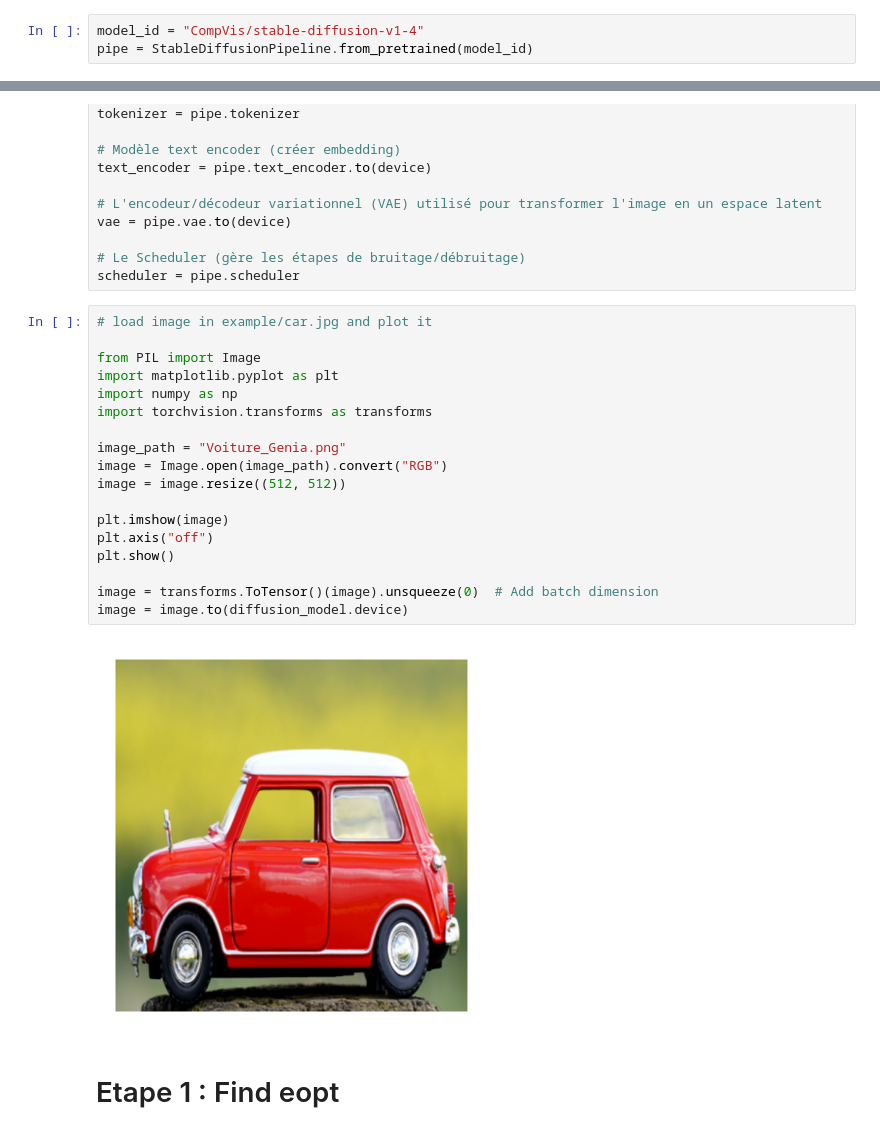
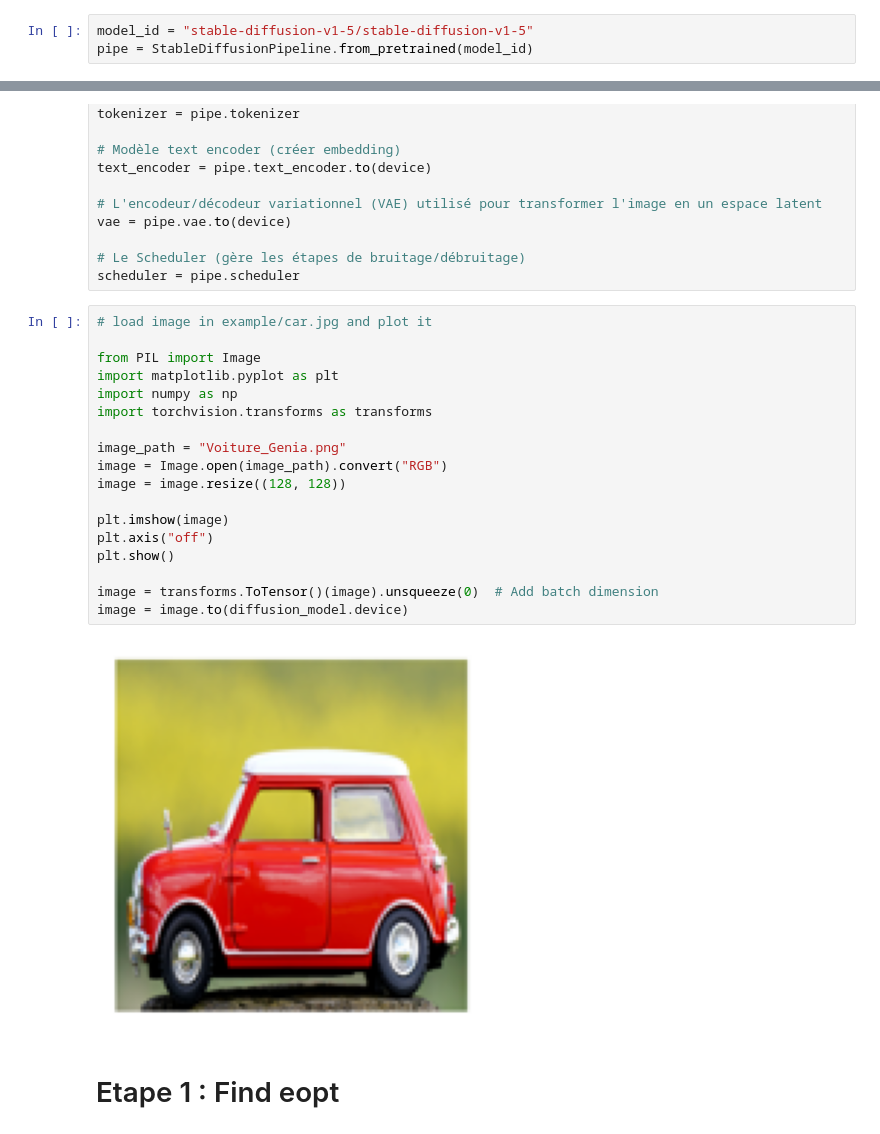
Before and after one commit to RobinMeneust/genai_project, a Jupyter notebook: notebooks/Test_maxime.ipynb, the cells around one changed output, grey strips where cells are left out. Drawn from its saved outputs; the diff is of its cells as text.

```diff
--- a/notebooks/Test_maxime.ipynb
+++ b/notebooks/Test_maxime.ipynb
@@ -10,5 +25,5 @@ from diffusers import StableDiffusionPipeline
 # %%
-model_id = "CompVis/stable-diffusion-v1-4"
+model_id = "stable-diffusion-v1-5/stable-diffusion-v1-5"
 pipe = StableDiffusionPipeline.from_pretrained(model_id)
 # %%
 print(pipe)
@@ -50,23 +65,23 @@ scheduler = pipe.scheduler
 # %%
 # load image in example/car.jpg and plot it
 
 from PIL import Image
 import matplotlib.pyplot as plt
 import numpy as np
 import torchvision.transforms as transforms
 
 image_path = "Voiture_Genia.png"
 image = Image.open(image_path).convert("RGB")
-image = image.resize((512, 512))
+image = image.resize((128, 128))
 
 plt.imshow(image)
 plt.axis("off")
 plt.show()
 
 image = transforms.ToTensor()(image).unsqueeze(0)  # Add batch dimension
 image = image.to(diffusion_model.device)
 # %% [output]
-[figure, old version]
+[figure, new version]
 # %% [markdown]
 # Etape 1 : Find eopt
 # %%
```
Also changed, not shown: parts of 8 cells of this notebook, 8 other files.
